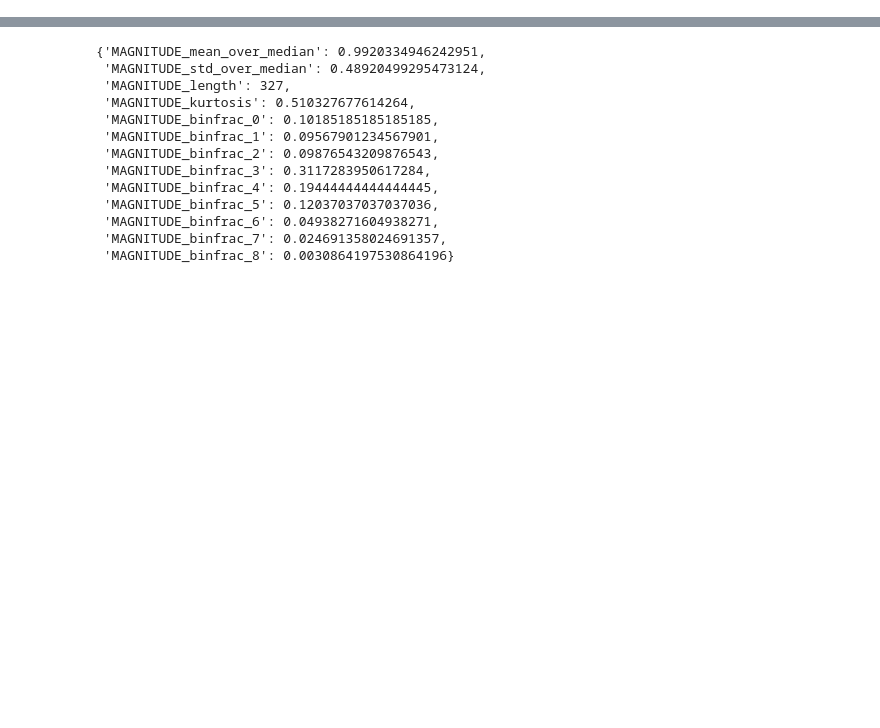
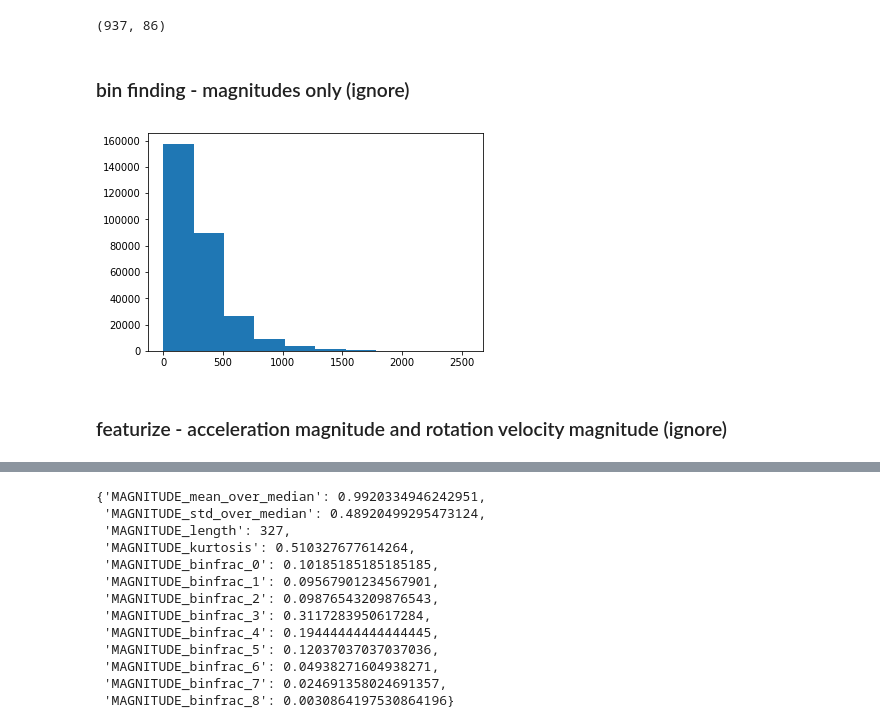
Before and after one commit to TreeinRandomForest/SummitDemo, a Jupyter notebook: Analysis of Dance Moves.ipynb, the cells around one changed output, grey strips where cells are left out. Drawn from its saved outputs; the diff is of its cells as text; code cells hidden in the pictures; blank space fills up the shorter version.

```diff
--- a/Analysis of Dance Moves.ipynb
+++ b/Analysis of Dance Moves.ipynb
@@ -168,0 +408,19 @@ for d in data[label]:
+# %%
+#don't worry about layout etc.
+df_list = []
+for col in cols:
+    index_list, feature_list, label_list = [], [], []
+    for d in data:
+        features = featurize(d[2][col], bins=col_bins[col], TAG=col.upper())
+
+        feature_list.append(features)
+        index_list.append(d[0])
+        label_list.append(d[1])
+
+    feature_col_df = pd.DataFrame(feature_list)
+
+    df_list.append(feature_col_df)
+# %%
+df = pd.concat(df_list, axis=1)
+df['index'] = index_list
+df['label'] = label_list
@@ -168,0 +447,35 @@ for d in data[label]:
+# %%
+df.shape
+# %% [output]
+(937, 86)
+# %% [markdown]
+### bin finding - magnitudes only (ignore)
+# %%
+#data preparation
+acc_cols = ['acceleration_x', 'acceleration_y', 'acceleration_z']
+rot_cols = ['rotation_alpha', 'rotation_beta', 'rotation_gamma']
+
+data_mag = []
+for d in data:
+    df1 = magnitude(d[2], acc_cols)
+    df1 = pd.DataFrame(df1, columns=['acc'])
+
+    df2 = magnitude(d[2], rot_cols)
+    df2 = pd.DataFrame(df2, columns=['rot'])
+
+    df = pd.concat([df1, df2], axis=1)
+
+    data_mag.append((d[0], d[1], df))
+# %%
+cols = ['acc', 'rot']
+method = 'plt'
+
+mag_bins = {}
+
+for col in cols:
+    ts_all, b = find_bins([d[2][col] for d in data_mag], method=method)
+    mag_bins[col] = b
+# %% [output]
+[figure, added]
+# %% [markdown]
+### featurize - acceleration magnitude and rotation velocity magnitude (ignore)
```
Also changed, not shown: parts of 95 cells of this notebook.
